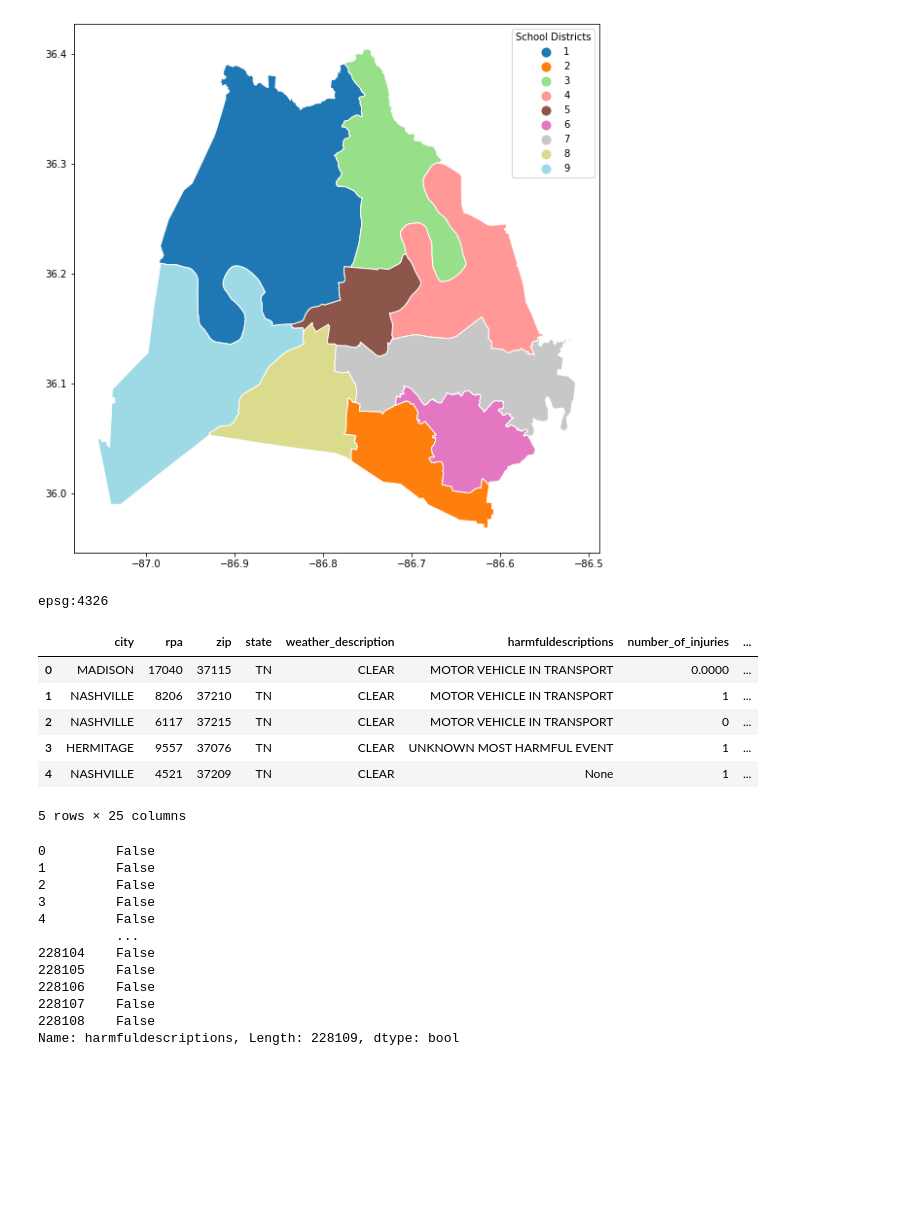
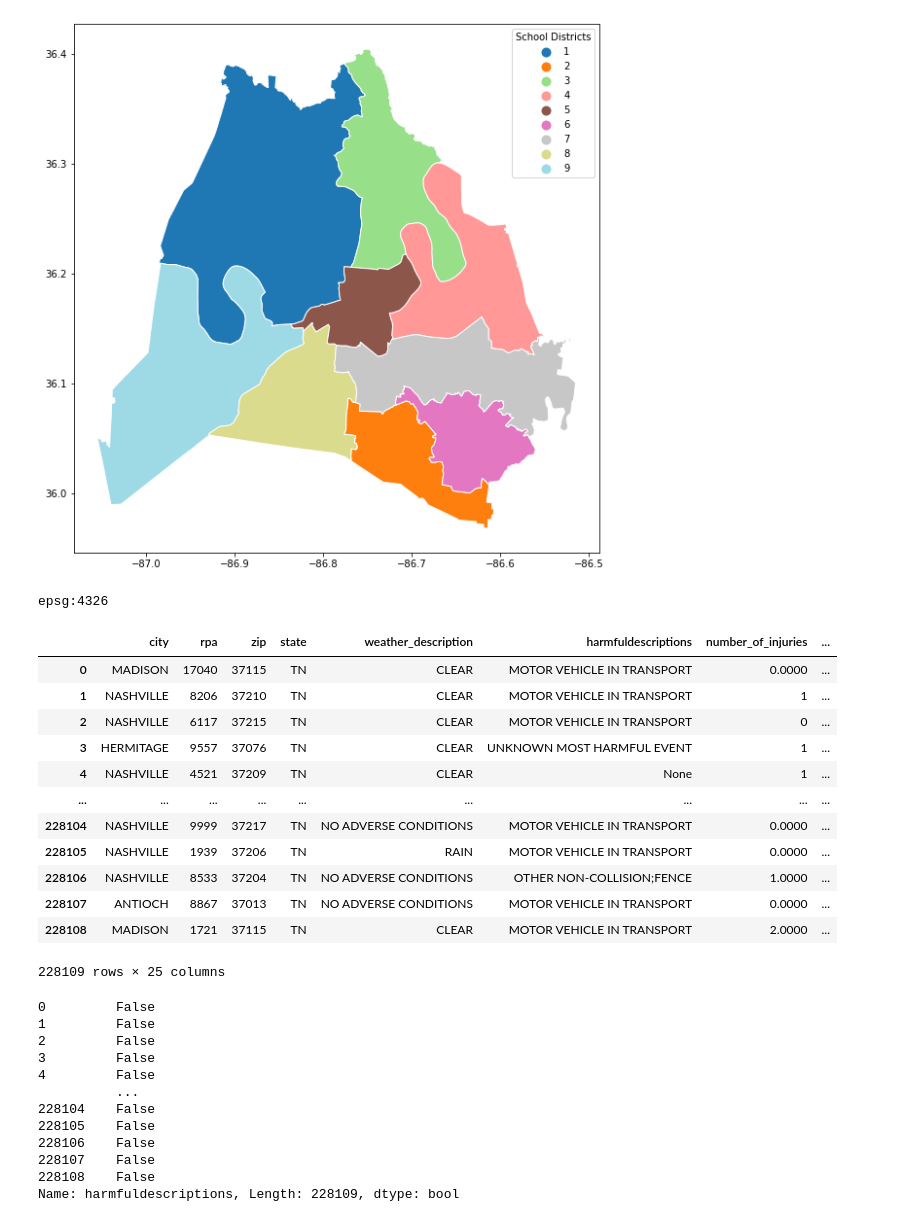
Before and after one commit to PatrickAtwater/Pedestrian_Accidents_by_School_District_Geospatial_Pandas, a Jupyter notebook: notebooks/geospatial_project.ipynb, the cells around one changed output. Saved outputs shown, nothing was run; the diff lists cells and outputs as text; code cells hidden in the pictures; blank space fills up the shorter version.

```diff
--- a/notebooks/geospatial_project.ipynb
+++ b/notebooks/geospatial_project.ipynb
@@ -55,16 +58,22 @@ plt.show()
 # %%
 traffic_accidents = gpd.read_file('../data/Traffic_Accidents.geojson')
 print(traffic_accidents.crs)
-traffic_accidents.head(5)
+traffic_accidents
 # %% [output]
 epsg:4326
 |  | city | rpa | zip | state | weather_description | harmfuldescriptions | number_of_injuries | ... |
 | 0 | MADISON | 17040 | 37115 | TN | CLEAR | MOTOR VEHICLE IN TRANSPORT | 0.0000 | ... |
 | 1 | NASHVILLE | 8206 | 37210 | TN | CLEAR | MOTOR VEHICLE IN TRANSPORT | 1 | ... |
 | 2 | NASHVILLE | 6117 | 37215 | TN | CLEAR | MOTOR VEHICLE IN TRANSPORT | 0 | ... |
 | 3 | HERMITAGE | 9557 | 37076 | TN | CLEAR | UNKNOWN MOST HARMFUL EVENT | 1 | ... |
 | 4 | NASHVILLE | 4521 | 37209 | TN | CLEAR | None | 1 | ... |
+| ... | ... | ... | ... | ... | ... | ... | ... | ... |
+| 228104 | NASHVILLE | 9999 | 37217 | TN | NO ADVERSE CONDITIONS | MOTOR VEHICLE IN TRANSPORT | 0.0000 | ... |
+| 228105 | NASHVILLE | 1939 | 37206 | TN | RAIN | MOTOR VEHICLE IN TRANSPORT | 0.0000 | ... |
+| 228106 | NASHVILLE | 8533 | 37204 | TN | NO ADVERSE CONDITIONS | OTHER NON-COLLISION;FENCE | 1.0000 | ... |
+| 228107 | ANTIOCH | 8867 | 37013 | TN | NO ADVERSE CONDITIONS | MOTOR VEHICLE IN TRANSPORT | 0.0000 | ... |
+| 228108 | MADISON | 1721 | 37115 | TN | CLEAR | MOTOR VEHICLE IN TRANSPORT | 2.0000 | ... |
-5 rows × 25 columns
+228109 rows × 25 columns
 # %%
 traffic_accidents['harmfuldescriptions'] == 'PEDESTRIAN'
 # %% [output]
```
Also changed, not shown: parts of 10 cells of this notebook.
